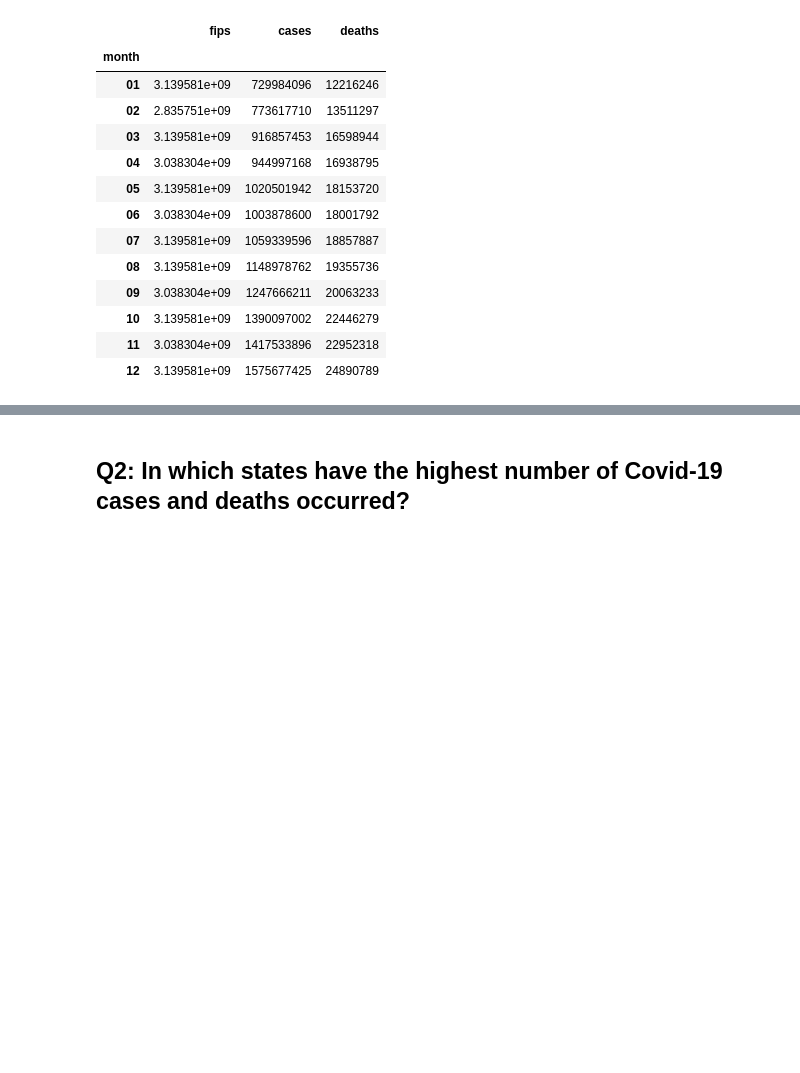
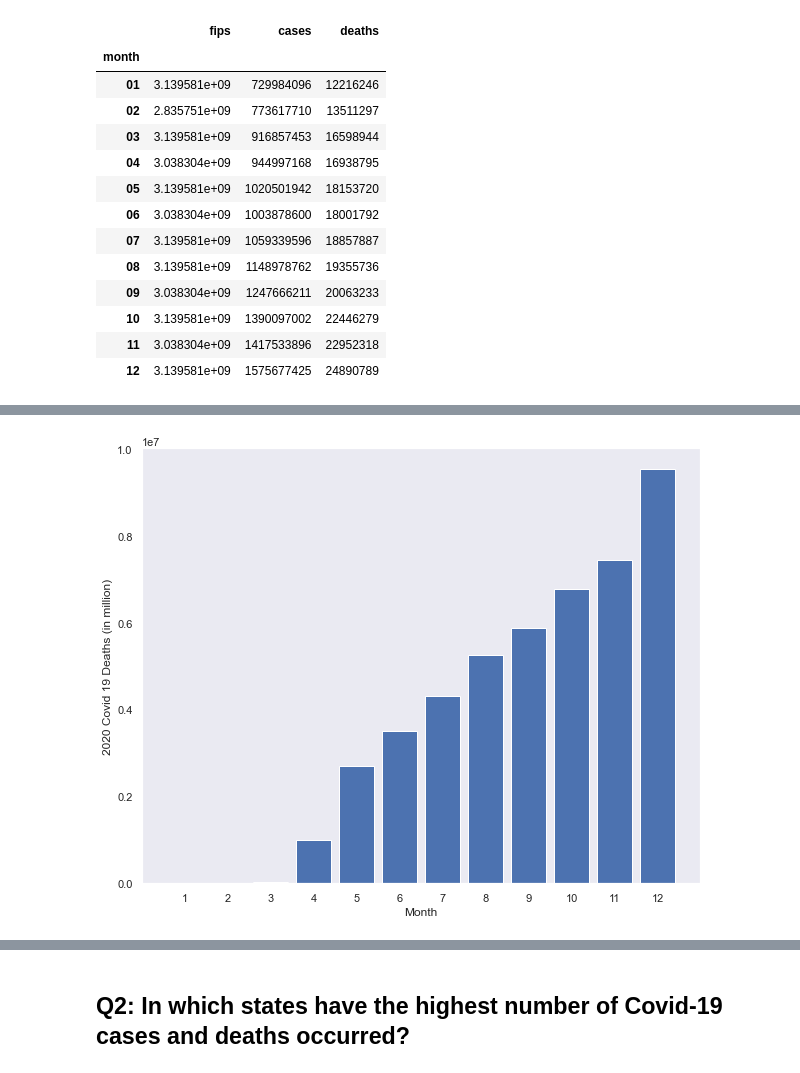
Before and after one commit to SZhafiri/Healthcare_analysis, a Jupyter notebook: US Covid-19 Data.ipynb, the cells around one changed output, grey strips where cells are left out. Drawn from its saved outputs; the diff is of its cells as text; code cells hidden in the pictures; blank space fills up the shorter version.

```diff
--- a/US Covid-19 Data.ipynb
+++ b/US Covid-19 Data.ipynb
@@ -250,0 +268,11 @@ The highest Covid-19 cases and deaths in 2021 occurred in the 12th month (Decemb
+# %%
+plt.figure(figsize=(10, 8))
+
+plt.bar(months, covid_2020_sum['deaths'])
+plt.xticks(months)
+plt.xlabel('Month')
+plt.ylabel('2020 Covid 19 Deaths (in million)')
+
+plt.show()
+# %% [output]
+[figure, added]
```
Also changed, not shown: parts of 10 cells of this notebook.
